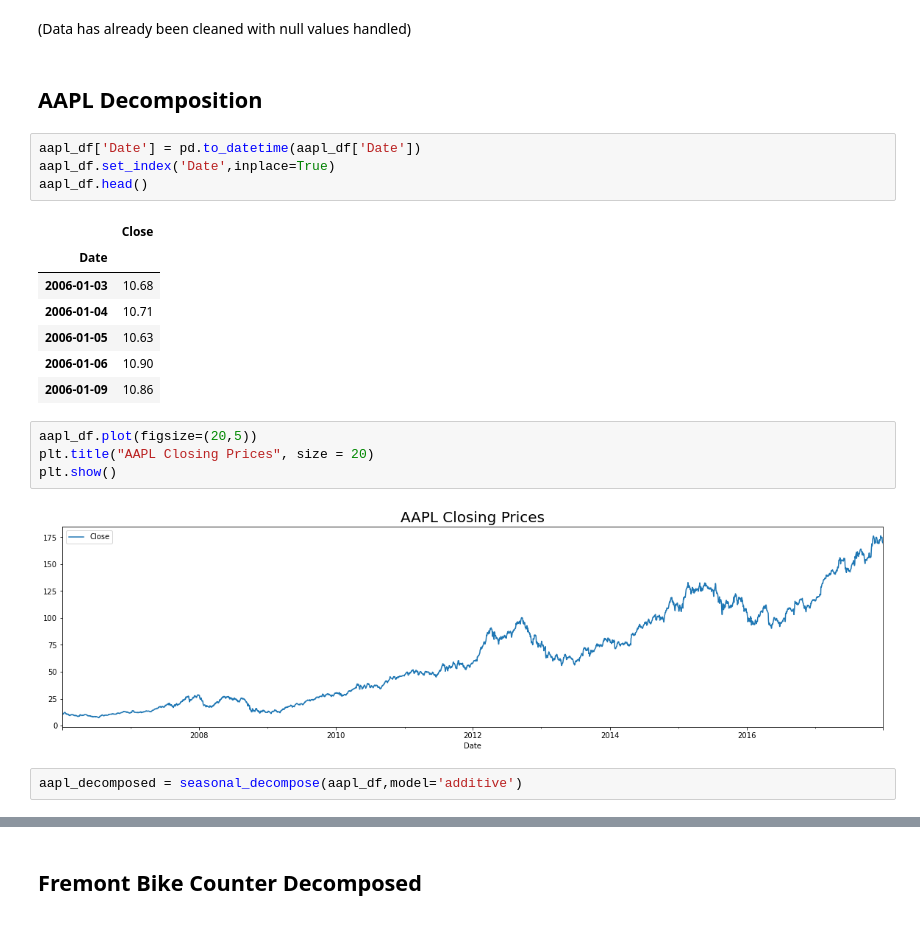
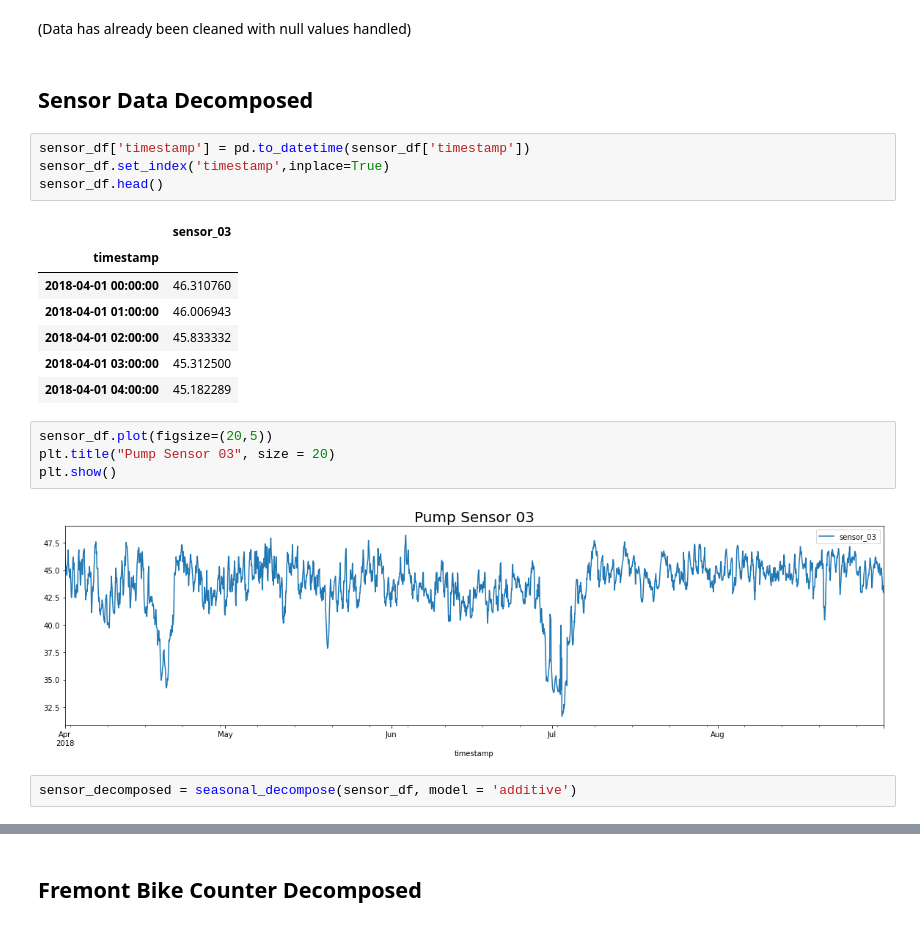
Before and after one commit to kanungle/time_series_examples, a Jupyter notebook: Time Series Decomposition.ipynb, the cells around one changed output, grey strips where cells are left out. Saved outputs shown, nothing was run; the diff lists cells and outputs as text.

```diff
--- a/Time Series Decomposition.ipynb
+++ b/Time Series Decomposition.ipynb
@@ -12,26 +11,26 @@ bikes_df = pd.read_csv("BikeCounter - Clean.csv")
 sensor_df = pd.read_csv("sensor - clean.csv")
 # %% [markdown]
 (Data has already been cleaned with null values handled)
-# %% [markdown]
-## AAPL Decomposition
+# %% [markdown]
+## Sensor Data Decomposed
 # %%
-aapl_df['Date'] = pd.to_datetime(aapl_df['Date'])
-aapl_df.set_index('Date',inplace=True)
-aapl_df.head()
+sensor_df['timestamp'] = pd.to_datetime(sensor_df['timestamp'])
+sensor_df.set_index('timestamp',inplace=True)
+sensor_df.head()
 # %% [output]
-|  | Close |
-| Date |  |
-| 2006-01-03 | 10.68 |
-| 2006-01-04 | 10.71 |
-| 2006-01-05 | 10.63 |
-| 2006-01-06 | 10.90 |
-| 2006-01-09 | 10.86 |
+|  | sensor_03 |
+| timestamp |  |
+| 2018-04-01 00:00:00 | 46.310760 |
+| 2018-04-01 01:00:00 | 46.006943 |
+| 2018-04-01 02:00:00 | 45.833332 |
+| 2018-04-01 03:00:00 | 45.312500 |
+| 2018-04-01 04:00:00 | 45.182289 |
 # %%
-aapl_df.plot(figsize=(20,5))
-plt.title("AAPL Closing Prices", size = 20)
+sensor_df.plot(figsize=(20,5))
+plt.title("Pump Sensor 03", size = 20)
 plt.show()
 # %% [output]
-[figure, old version]
+[figure, new version]
 # %%
-aapl_decomposed = seasonal_decompose(aapl_df,model='additive')
+sensor_decomposed = seasonal_decompose(sensor_df, model = 'additive')
 # %%
```
Also changed, not shown: parts of 28 cells of this notebook, 3 other files.
